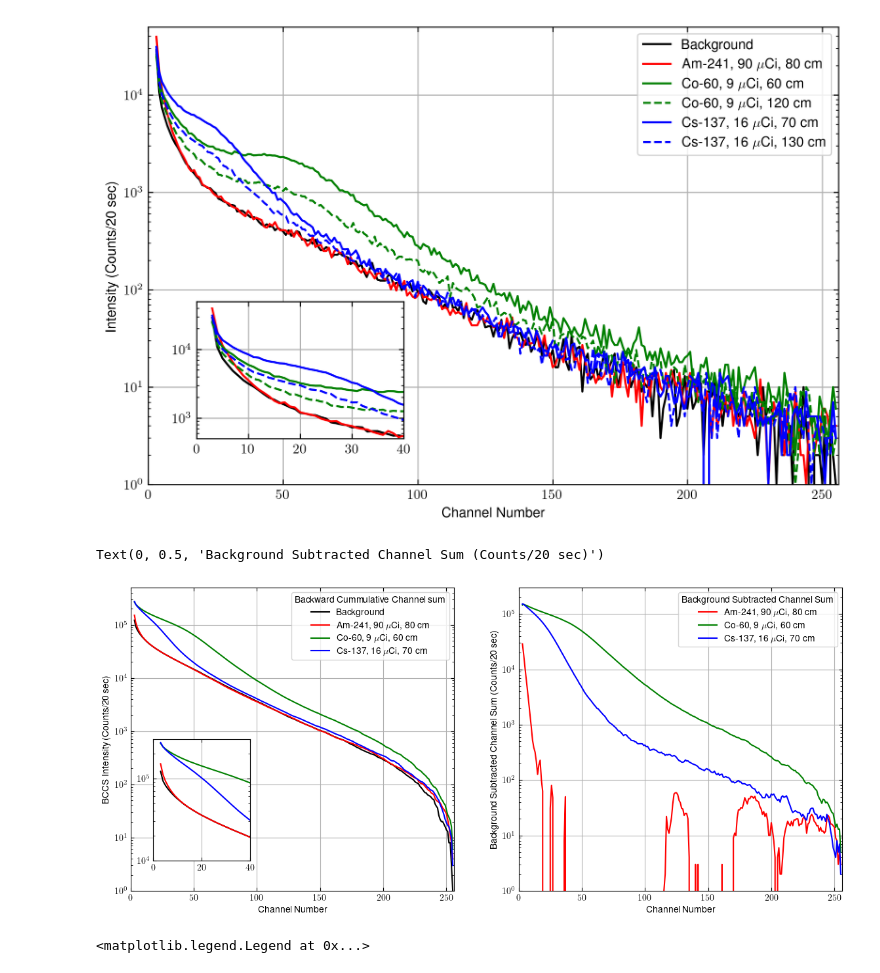
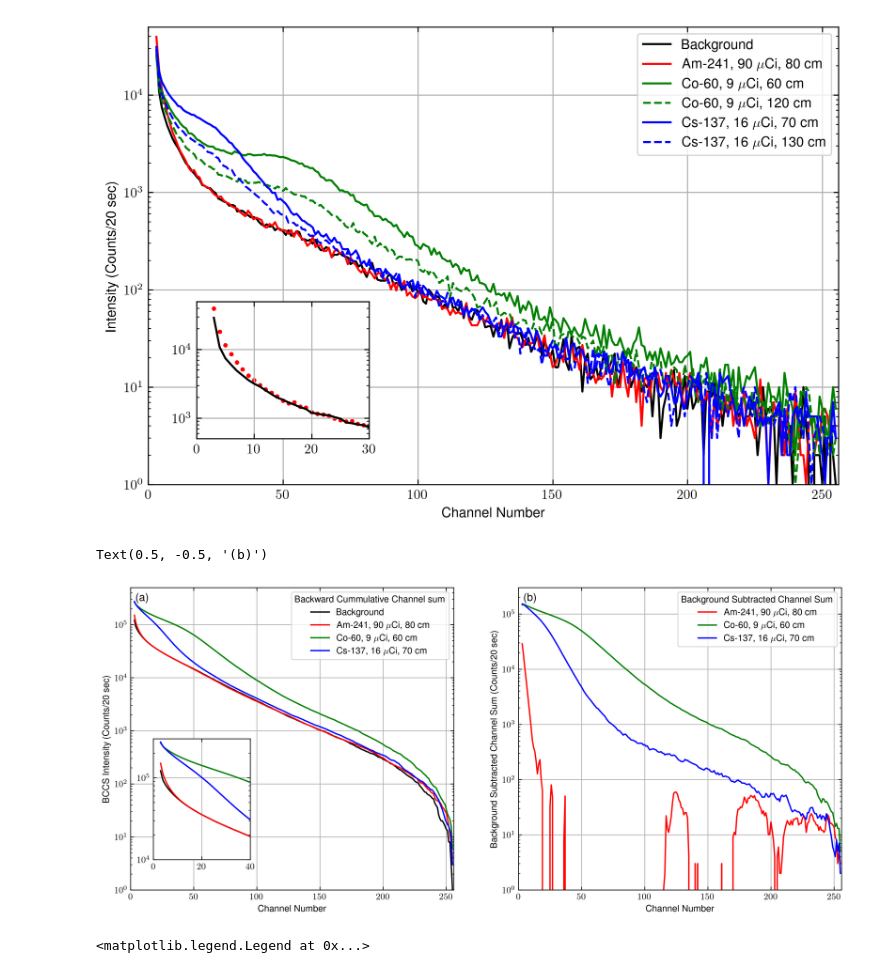
Before and after one commit to Julia-KAERI/Paper_IsotopeIdentification, a Jupyter notebook: analysis/rawDataAnalysis/rawdata01.ipynb, the cells around one changed output. Drawn from its saved outputs; the diff is of its cells as text; code cells hidden in the pictures.

```diff
--- a/analysis/rawDataAnalysis/rawdata01.ipynb
+++ b/analysis/rawDataAnalysis/rawdata01.ipynb
@@ -74,12 +75,12 @@ Specs1 = pd.DataFrame( {
     "co_cs_136" : read_mca(pn1files[13])[ni:],
     "am_co_287" : read_mca(pn1files[14])[ni:],
     "co_cs_361" : read_mca(pn1files[15])[ni:],
-    "am_cs_63" : read_mca(pn1files[16])[ni:],
+    "am_cs_163" : read_mca(pn1files[16])[ni:],
     "am_co_cs_309" : read_mca(pn1files[17])[ni:],
     "am_210_co_153" : read_mca(pn1files[18])[ni:],
     "co_285_cs_367" : read_mca(pn1files[19])[ni:],
     "am_85_cs_173" : read_mca(pn1files[20])[ni:],
-    "co_60_cs_223" : read_mca(pn1files[21])[ni:]
+    "co_316_cs_223" : read_mca(pn1files[21])[ni:]
 
 })
 
@@ -94,48 +95,50 @@ Specs2 = pd.DataFrame( {
     "co_cs_136" : read_mca(pn2files[13])[ni:],
     "am_co_287" : read_mca(pn2files[14])[ni:],
     "co_cs_361" : read_mca(pn2files[15])[ni:],
-    "am_cs_63" : read_mca(pn2files[16])[ni:],
+    "am_cs_163" : read_mca(pn2files[16])[ni:],
     "am_co_cs_309" : read_mca(pn2files[17])[ni:],
     "am_210_co_153" : read_mca(pn2files[18])[ni:],
     "co_285_cs_367" : read_mca(pn2files[19])[ni:],
     "am_85_cs_173" : read_mca(pn2files[20])[ni:],
-    "co_60_cs_223" : read_mca(pn2files[21])[ni:]
+    "co_316_cs_223" : read_mca(pn2files[21])[ni:]
 
 })
 
 plt.figure(figsize=(9, 6), dpi=300)
 channel = np.arange(ni,len(Specs1["bkg"])+ni)
 plt.plot(channel, Specs1["bkg"], color="black", label = "Background")
 plt.plot(channel, Specs1["am_80"], color = "red", label = "Am-241, 90 $\\mu$Ci, 80 cm")
 plt.plot(channel, Specs1["co_60"], color="green", label = "Co-60, 9 $\\mu$Ci, 60 cm")
 plt.plot(channel, Specs1["co_120"], "--", color = "green", label = "Co-60, 9 $\\mu$Ci, 120 cm")
 plt.plot(channel, Specs1["cs_70"],  color = "blue", label = "Cs-137, 16 $\\mu$Ci, 70 cm")
 plt.plot(channel, Specs1["cs_130"], "--", color = "blue", label = "Cs-137, 16 $\\mu$Ci, 130 cm")
 
 plt.legend()
 plt.grid()
 plt.yscale("log", base=10)
 plt.ylim(1, 5e4)
 plt.xlim(0, 256)
 plt.xlabel("Channel Number")
 plt.ylabel("Intensity (Counts/20 sec)")
 
 ax = plt.gca()
-x1, x2, y1, y2 = 0, 40, 5e2, 5.0e4  # subregion of the original image
+x1, x2, y1, y2 = 0, 30, 5e2, 5.0e4  # subregion of the original image
 axins = ax.inset_axes(
-    [0.07, 0.1, 0.3, 0.3],
+    [0.07, 0.1, 0.25, 0.3],
     xlim=(x1, x2), ylim=(y1, y2))#, xticklabels=[0, 20, 40], yticklabels=[1.0e3, 1.0e4])
 axins.plot(channel, Specs1["bkg"], color="black", label = "Background")
-axins.plot(channel, Specs1["am_80"], color = "red", label = "Am-241, 90 $\\mu$Ci, 80 cm")
-axins.plot(channel, Specs1["co_60"], color="green", label = "Co-60, 9 $\\mu$Ci, 60 cm")
-axins.plot(channel, Specs1["co_120"], "--", color = "green", label = "Co-60, 9 $\\mu$Ci, 120 cm")
-axins.plot(channel, Specs1["cs_70"],  color = "blue", label = "Cs-137, 16 $\\mu$Ci, 70 cm")
-axins.plot(channel, Specs1["cs_130"], "--", color = "blue", label = "Cs-137, 16 $\\mu$Ci, 130 cm")
+axins.scatter(channel, Specs1["am_80"], color = "red", s=5, label = "Am-241, 90 $\\mu$Ci, 80 cm")
+# axins.plot(channel, Specs1["co_60"], color="green", label = "Co-60, 9 $\\mu$Ci, 60 cm")
+# axins.plot(channel, Specs1["co_120"], "--", color = "green", label = "Co-60, 9 $\\mu$Ci, 120 cm")
+# axins.plot(channel, Specs1["cs_70"],  color = "blue", label = "Cs-137, 16 $\\mu$Ci, 70 cm")
+# axins.plot(channel, Specs1["cs_130"], "--", color = "blue", label = "Cs-137, 16 $\\mu$Ci, 130 cm")
 axins.set_yscale("log", base=10)
 axins.grid(True)
 # plt.title("Fig 1")
+
+plt.savefig("../../src/newfigures/figure1.pdf")
 # %% [output]
-[figure, old version]
+[figure, new version]
 # %%
 _bccs1, _bccs2, _bccsbkg1, _bccsbkg2, _bccsrto1, _bccsrto2 = {}, {}, {}, {}, {}, {}
 for kk in Specs1.keys():
@@ -162,7 +165,7 @@ BCCSSub2 = pd.DataFrame(_bccsbkg2)
 BCCSRto1 = pd.DataFrame(_bccsrto1)
 BCCSRto2 = pd.DataFrame(_bccsrto2)
 
-plt.figure(figsize=(14, 6))
+plt.figure(figsize=(14, 6), dpi=300)
 plt.subplot(121)
 plt.plot(channel, BCCS1["bkg"], color="black", label = "Background")
 plt.plot(channel, BCCS1["am_80"], color = "red", label = "Am-241, 90 $\\mu$Ci, 80 cm")
@@ -182,6 +185,13 @@ plt.xlabel("Channel Number")
 plt.ylabel("BCCS Intensity (Counts/20 sec)")
 
 ax = plt.gca()
+ff = plt.gcf()
+ax.annotate(
+        "(a)",
+        xy=(0, 1), xycoords='axes fraction',
+        xytext=(+0.5, -0.5), textcoords='offset fontsize',
+        fontsize='large', verticalalignment='top')#, fontfamily='serif'
+        # bbox=dict(facecolor='0.7', edgecolor='none', pad=3.0))
 x1, x2, y1, y2 = 0, 40, 1e4, 3.0e5
 axins = ax.inset_axes(
     [0.07, 0.1, 0.3, 0.4],
@@ -226,9 +236,17 @@ plt.ylim(1, 3e5)
 plt.xlim(0, 256)
 plt.xlabel("Channel Number")
 plt.ylabel("Background Subtracted Channel Sum (Counts/20 sec)")
+ax = plt.gca()
+ff = plt.gcf()
+ax.annotate(
+        "(b)",
+        xy=(0, 1), xycoords='axes fraction',
+        xytext=(+0.5, -0.5), textcoords='offset fontsize',
+        fontsize='large', verticalalignment='top')
+# plt.savefig("../../src/newfigures/figure2.pdf")
 # %% [output]
-Text(0, 0.5, 'Background Subtracted Channel Sum (Counts/20 sec)')
+Text(0.5, -0.5, '(b)')
-[figure, old version]
+[figure, new version]
 # %%
 plt.plot(channel, BCCSSub1["am_80"], color = "red", label = "Am-241, 90 $\\mu$Ci, 80 cm")
 plt.ylim(-300, 300)
```
Also changed, not shown: parts of 11 cells of this notebook, 10 other files.
